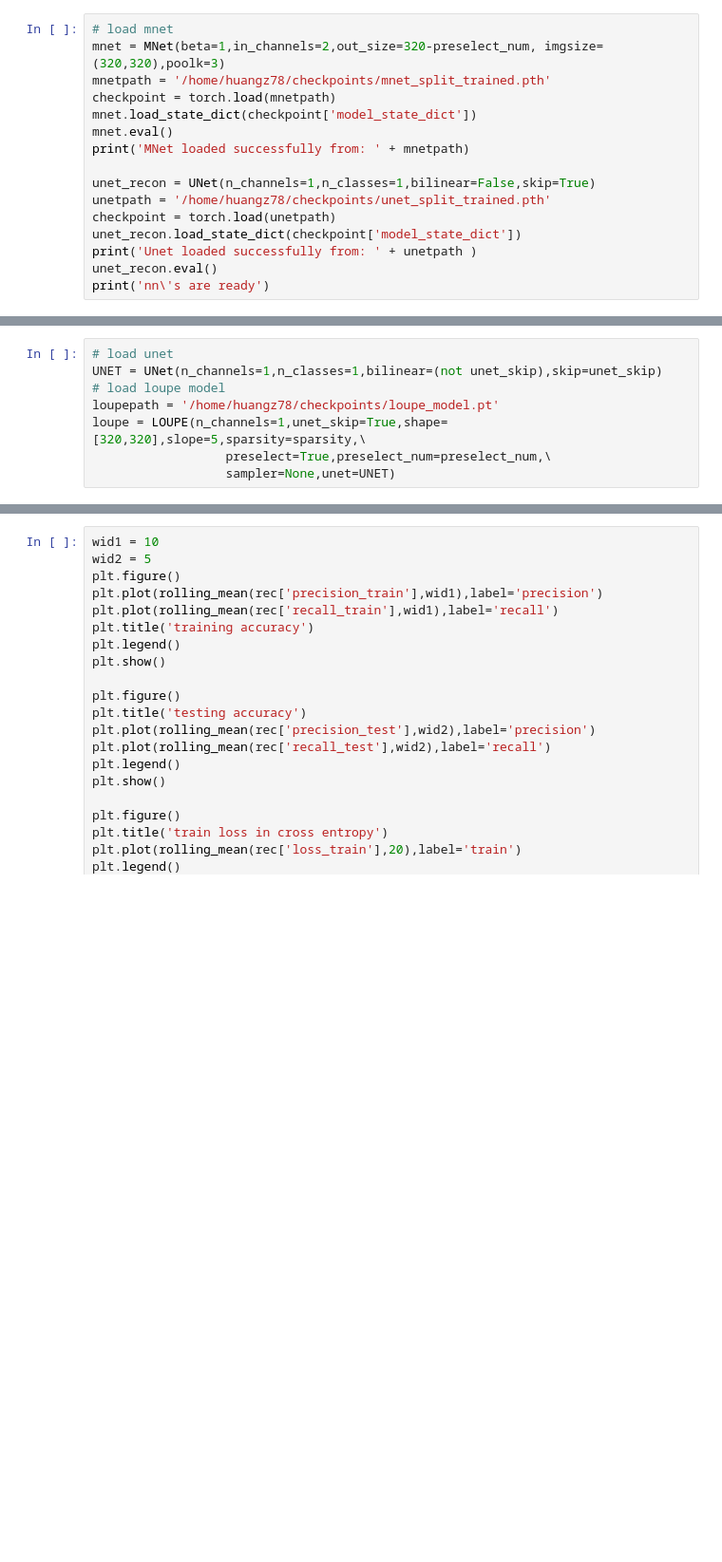
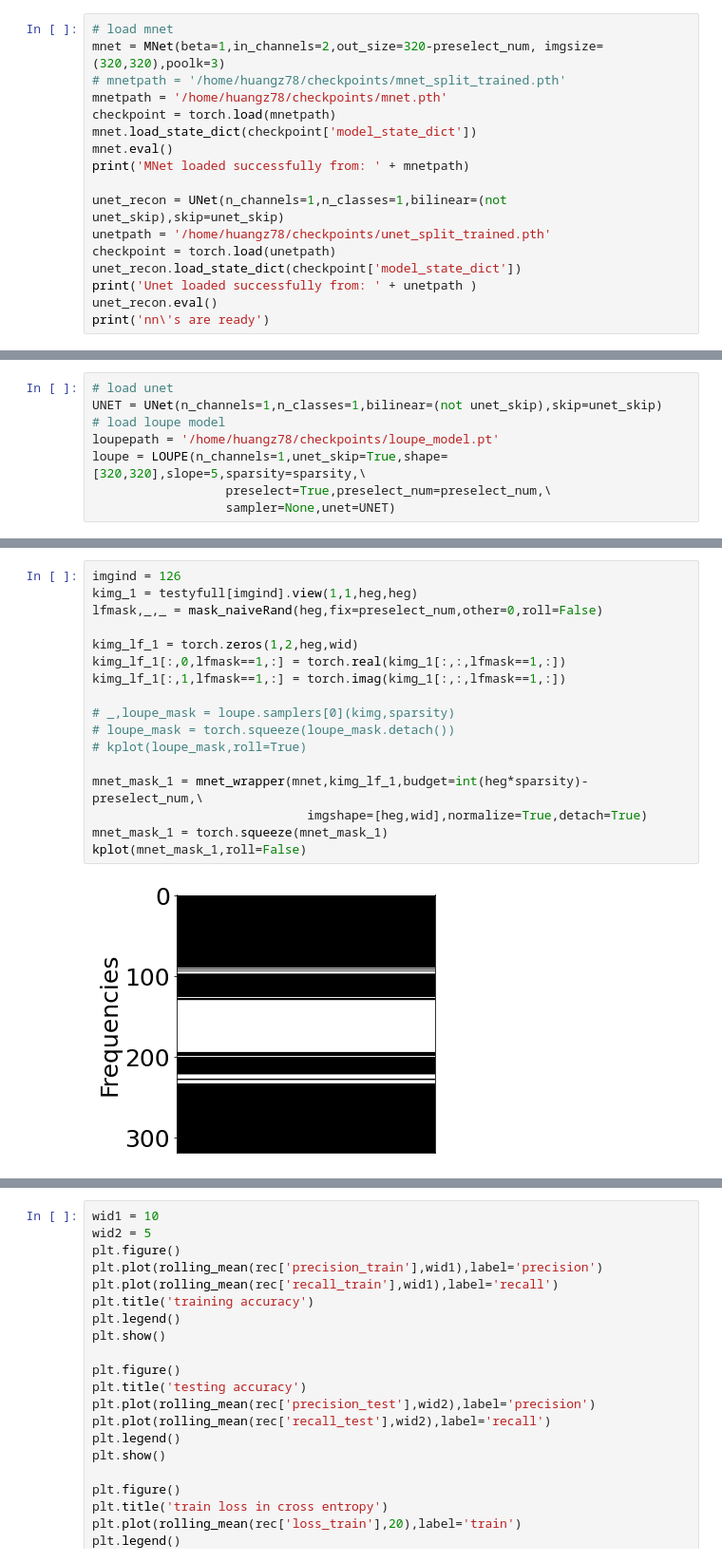
Before and after one commit to zhishenhuang/mri, a Jupyter notebook: demo.ipynb, the cells around one changed output, grey strips where cells are left out. Shown: that part at 95% size. Cells and saved outputs as stored; diff of their text form; blank space fills up the shorter version.

```diff
--- a/demo.ipynb
+++ b/demo.ipynb
@@ -42,13 +45,14 @@ unet_skip = True
 # %%
 # load mnet
 mnet = MNet(beta=1,in_channels=2,out_size=320-preselect_num, imgsize=(320,320),poolk=3)
-mnetpath = '/home/huangz78/checkpoints/mnet_split_trained.pth'
+# mnetpath = '/home/huangz78/checkpoints/mnet_split_trained.pth'
+mnetpath = '/home/huangz78/checkpoints/mnet.pth'
 checkpoint = torch.load(mnetpath)
 mnet.load_state_dict(checkpoint['model_state_dict'])
 mnet.eval()
 print('MNet loaded successfully from: ' + mnetpath)
 
-unet_recon = UNet(n_channels=1,n_classes=1,bilinear=False,skip=True)
+unet_recon = UNet(n_channels=1,n_classes=1,bilinear=(not unet_skip),skip=unet_skip)
 unetpath = '/home/huangz78/checkpoints/unet_split_trained.pth'
 checkpoint = torch.load(unetpath)
 unet_recon.load_state_dict(checkpoint['model_state_dict'])
@@ -116,0 +233,19 @@ loupe = LOUPE(n_channels=1,unet_skip=True,shape=[320,320],slope=5,sparsity=spars
+# %%
+imgind = 126
+kimg_1 = testyfull[imgind].view(1,1,heg,heg)
+lfmask,_,_ = mask_naiveRand(heg,fix=preselect_num,other=0,roll=False)
+
+kimg_lf_1 = torch.zeros(1,2,heg,wid)
+kimg_lf_1[:,0,lfmask==1,:] = torch.real(kimg_1[:,:,lfmask==1,:])
+kimg_lf_1[:,1,lfmask==1,:] = torch.imag(kimg_1[:,:,lfmask==1,:])
+
+# _,loupe_mask = loupe.samplers[0](kimg,sparsity)
+# loupe_mask = torch.squeeze(loupe_mask.detach())
+# kplot(loupe_mask,roll=True)
+
+mnet_mask_1 = mnet_wrapper(mnet,kimg_lf_1,budget=int(heg*sparsity)-preselect_num,\
+                             imgshape=[heg,wid],normalize=True,detach=True)
+mnet_mask_1 = torch.squeeze(mnet_mask_1)
+kplot(mnet_mask_1,roll=False)
+# %% [output]
+[figure, added]
```
Also changed, not shown: parts of 21 cells of this notebook, 7 other files.
